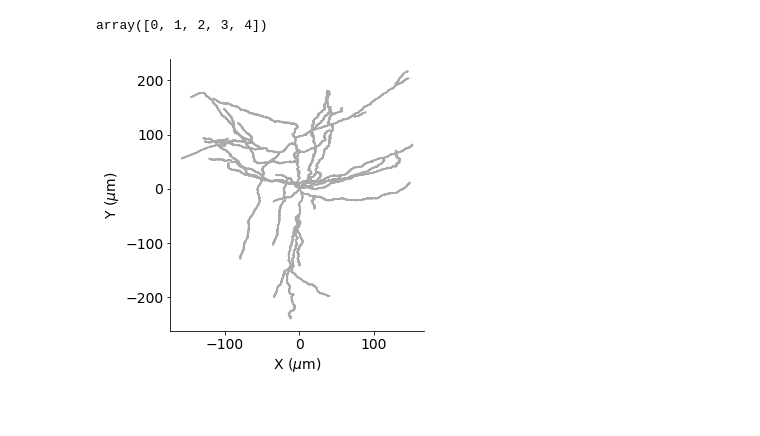
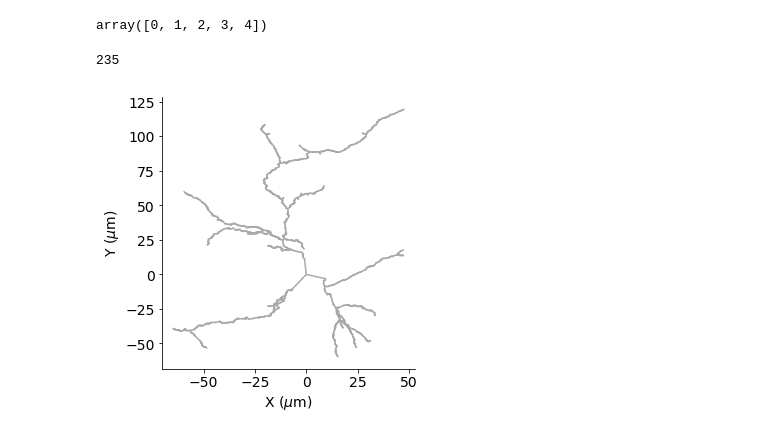
Before and after one commit to ellismith/morphvae, a Jupyter notebook: Plot urban data.ipynb, the cells around one changed output. Saved outputs shown, nothing was run; the diff lists cells and outputs as text; code cells hidden in the pictures; blank space fills up the shorter version.

Commit message:
finetuned on urban data and plotted neurons

```diff
--- a/Plot urban data.ipynb
+++ b/Plot urban data.ipynb
@@ -79,12 +85,16 @@ type_indices = np.array(range(5))
 type_indices
 # %% [output]
 array([0, 1, 2, 3, 4])
+# %%
+len(neurons)
+# %% [output]
+235
 # %%
 fig = plt.figure(figsize=(10,5))
 ax1 = plt.subplot(121)
-neurons[0].draw_2D(fig, ax=ax1, projection='xy')
+neurons[1].draw_2D(fig, ax=ax1, projection='xy')
 # %% [output]
-[figure, old version]
+[figure, new version]
 # %%
 
 fig, axes = plt.subplots(1,5, sharex=True, sharey=True, figsize=(12,4))
```
Also changed, not shown: parts of 7 cells of this notebook, 3 other files.
